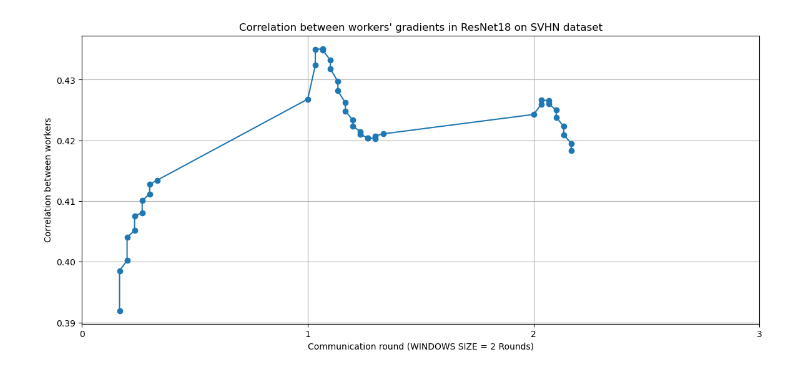
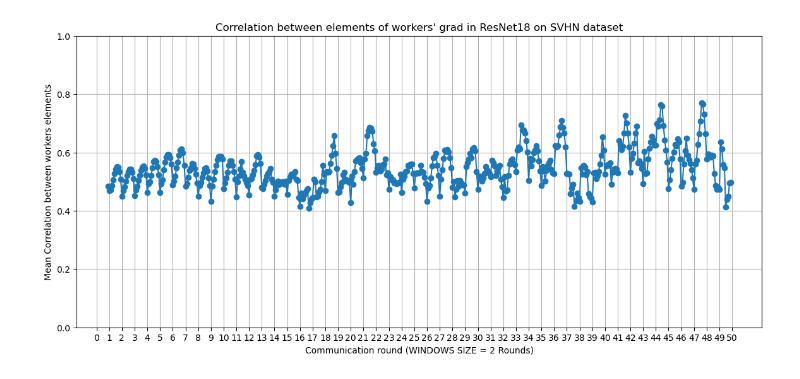
Before and after one commit to HosseinOutward/VUB-ACS-25_Thesis, a Jupyter notebook: experiments/acuum_grad_corr_SGD_resnet/SGD_at_comm_round_resnet_parameter_corr_between_worker_analysis.ipynb, the cells around one changed output. Drawn from its saved outputs; the diff is of its cells as text; code cells hidden in the pictures.

Commit message:
fixed some bugs and added the corr data

```diff
--- a/experiments/acuum_grad_corr_SGD_resnet/SGD_at_comm_round_resnet_parameter_corr_between_worker_analysis.ipynb
+++ b/experiments/acuum_grad_corr_SGD_resnet/SGD_at_comm_round_resnet_parameter_corr_between_worker_analysis.ipynb
@@ -1,31 +1,32 @@
 # %%
 import pickle
 import gzip
 from matplotlib import pyplot as plt
 import numpy as np
 
 epoch_count=10
 batch_count=np.ceil(73200/13000/2)
 min_window_size=10*2
 
-file_name = f'corr_res_{0}.pkl.gz'
+file_name = f'corr_res_{1}.pkl.gz'
 with gzip.open(file_name, 'rb') as f:
     temp = pickle.load(f)
     y, x, nan_ratios = list(zip(*temp))
 
 x = np.array(x)
 y = np.array(y)
 
 plt.figure(figsize=(14, 6))
 plt.plot(x, y, marker='o')
 plt.xticks(list(range(int(np.floor(x.min())), int(np.ceil(x.max())+1))))
 plt.xlabel('Communication round (WINDOWS SIZE = 2 Rounds)')
-plt.ylabel('Correlation between workers')
-plt.title('Correlation between workers\' gradients in ResNet18 on SVHN dataset')
+plt.ylabel('Mean Correlation between workers elements')
+plt.title('Correlation between elements of workers\' grad in ResNet18 on SVHN dataset')
+plt.ylim(0, 1)
 plt.grid()
 plt.show()
 # %% [output]
-[figure, old version]
+[figure, new version]
 # %%
 # import numpy as np
 # import os
```
Also changed, not shown: 2 other files.
